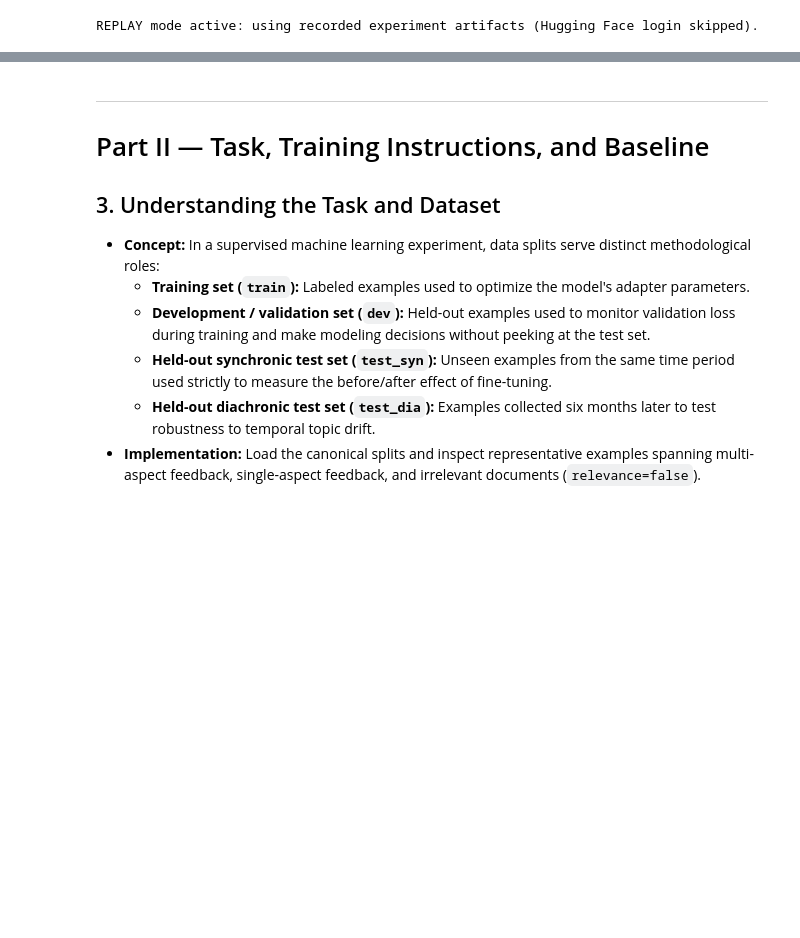
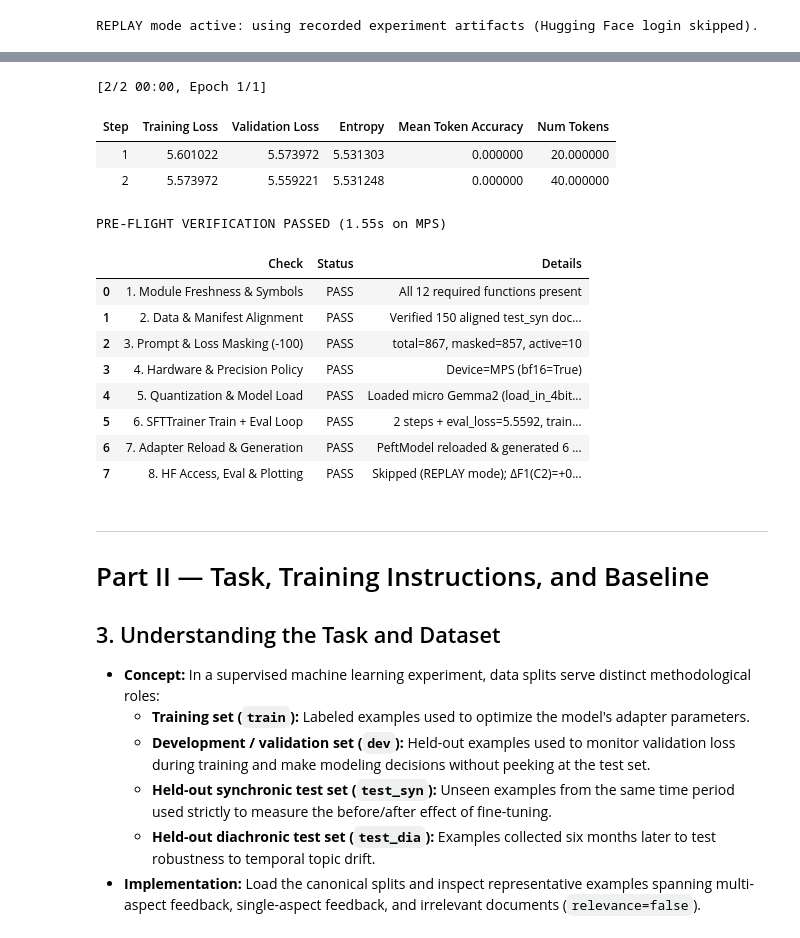
Before and after one commit to simon-clematide/gemma-qlora-finetuning, a Jupyter notebook: notebooks/11_colab_l4_live_demo.ipynb, the cells around one changed output, grey strips where cells are left out. Cells and saved outputs as stored; diff of their text form; code cells hidden in the pictures; blank space fills up the shorter version.

Commit message:
Add 8-point T4/L4 pre-flight diagnostic suite and enable prediction_loss_only=True in SFTConfig

```diff
--- a/notebooks/11_colab_l4_live_demo.ipynb
+++ b/notebooks/11_colab_l4_live_demo.ipynb
@@ -129,0 +141,10 @@ REPLAY mode active: using recorded experiment artifacts (Hugging Face login skip
+# %%
+from germeval_llm.training import run_preflight_diagnostics
+
+preflight = run_preflight_diagnostics(
+    check_hf_gated_access=RUN_LIVE_GPU,
+    use_4bit_quantization=True,
+)
+print(f'PRE-FLIGHT VERIFICATION PASSED ({preflight["elapsed_sec"]}s on {preflight["device"].upper()})')
+display(pd.DataFrame(preflight['checks']))
+# %% [output]
@@ -130,3 +152,17 @@ REPLAY mode active: using recorded experiment artifacts (Hugging Face login skip
+[2/2 00:00, Epoch 1/1]
+| Step | Training Loss | Validation Loss | Entropy | Mean Token Accuracy | Num Tokens |
+| 1 | 5.601022 | 5.573972 | 5.531303 | 0.000000 | 20.000000 |
+| 2 | 5.573972 | 5.559221 | 5.531248 | 0.000000 | 40.000000 |
+PRE-FLIGHT VERIFICATION PASSED (1.55s on MPS)
+|  | Check | Status | Details |
+| 0 | 1. Module Freshness & Symbols | PASS | All 12 required functions present |
+| 1 | 2. Data & Manifest Alignment | PASS | Verified 150 aligned test_syn doc... |
+| 2 | 3. Prompt & Loss Masking (-100) | PASS | total=867, masked=857, active=10 |
+| 3 | 4. Hardware & Precision Policy | PASS | Device=MPS (bf16=True) |
+| 4 | 5. Quantization & Model Load | PASS | Loaded micro Gemma2 (load_in_4bit... |
+| 5 | 6. SFTTrainer Train + Eval Loop | PASS | 2 steps + eval_loss=5.5592, train... |
+| 6 | 7. Adapter Reload & Generation | PASS | PeftModel reloaded & generated 6 ... |
+| 7 | 8. HF Access, Eval & Plotting | PASS | Skipped (REPLAY mode); ΔF1(C2)=+0... |
 # %% [markdown]
 ---
 # Part II — Task, Training Instructions, and Baseline
```
Also changed, not shown: parts of 3 cells of this notebook, 2 other files.
